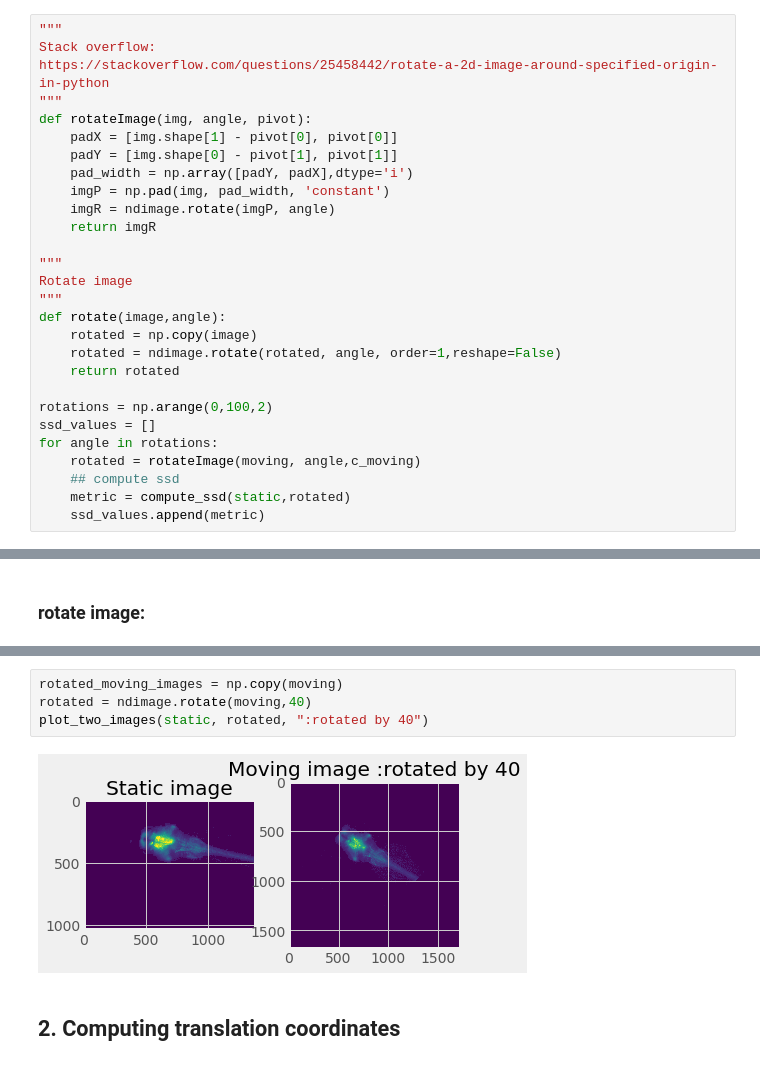
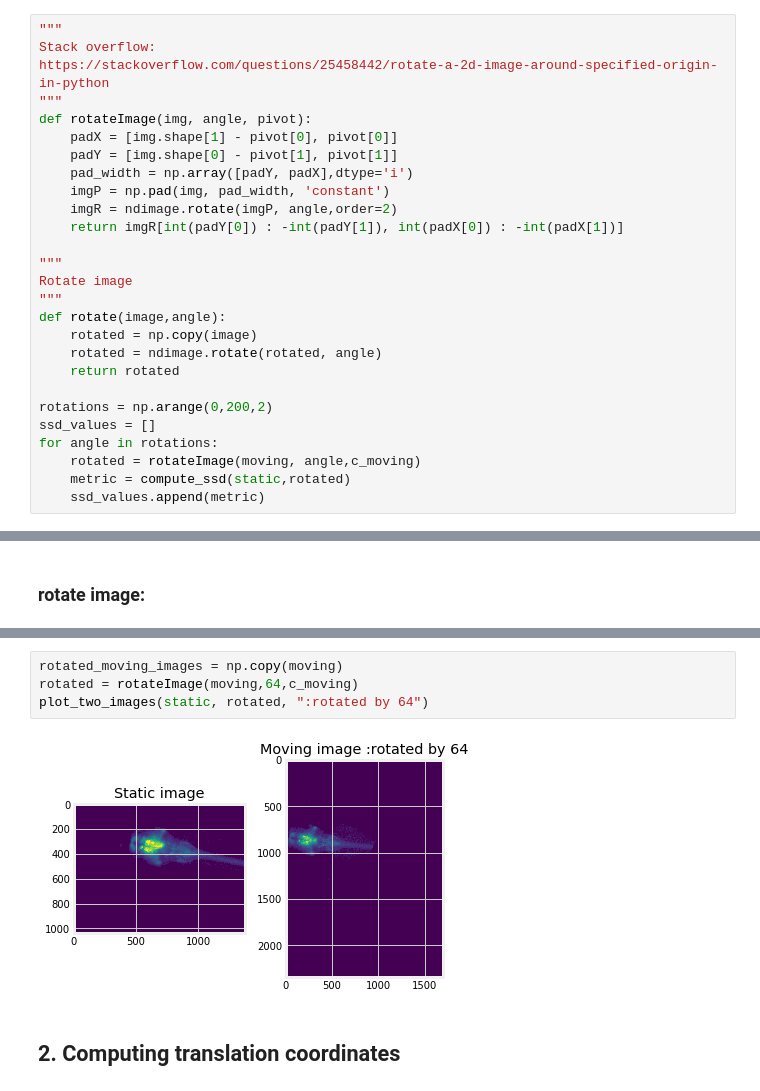
Before and after one commit to mchivuku/e535-rigid-registration, a Jupyter notebook: Rigid Registration.ipynb, the cells around one changed output, grey strips where cells are left out. Cells and saved outputs as stored; diff of their text form.

```diff
--- a/Rigid Registration.ipynb
+++ b/Rigid Registration.ipynb
@@ -153,22 +153,21 @@ def rotateImage(img, angle, pivot):
     padY = [img.shape[0] - pivot[1], pivot[1]]
     pad_width = np.array([padY, padX],dtype='i')
     imgP = np.pad(img, pad_width, 'constant')
-    imgR = ndimage.rotate(imgP, angle)
-    return imgR
+    imgR = ndimage.rotate(imgP, angle,order=2)
+    return imgR[int(padY[0]) : -int(padY[1]), int(padX[0]) : -int(padX[1])]
 
 """
 Rotate image
 """
 def rotate(image,angle):
     rotated = np.copy(image)
-    rotated = ndimage.rotate(rotated, angle, order=1,reshape=False)
+    rotated = ndimage.rotate(rotated, angle)
     return rotated
 
-rotations = np.arange(0,100,2)
+rotations = np.arange(0,200,2)
 ssd_values = []
 for angle in rotations:
     rotated = rotateImage(moving, angle,c_moving)
-    ## compute ssd
     metric = compute_ssd(static,rotated)
     ssd_values.append(metric)
 # %%
@@ -187,9 +186,9 @@ min rotation occurs at: 40
 # %%
 rotated_moving_images = np.copy(moving)
-rotated = ndimage.rotate(moving,40)
-plot_two_images(static, rotated, ":rotated by 40")
+rotated = rotateImage(moving,64,c_moving)
+plot_two_images(static, rotated, ":rotated by 64")
 # %% [output]
-[figure, old version]
+[figure, new version]
 # %% [markdown]
 ## 2. Computing translation coordinates
 # %% [markdown]
```
Also changed, not shown: parts of 18 cells of this notebook.
